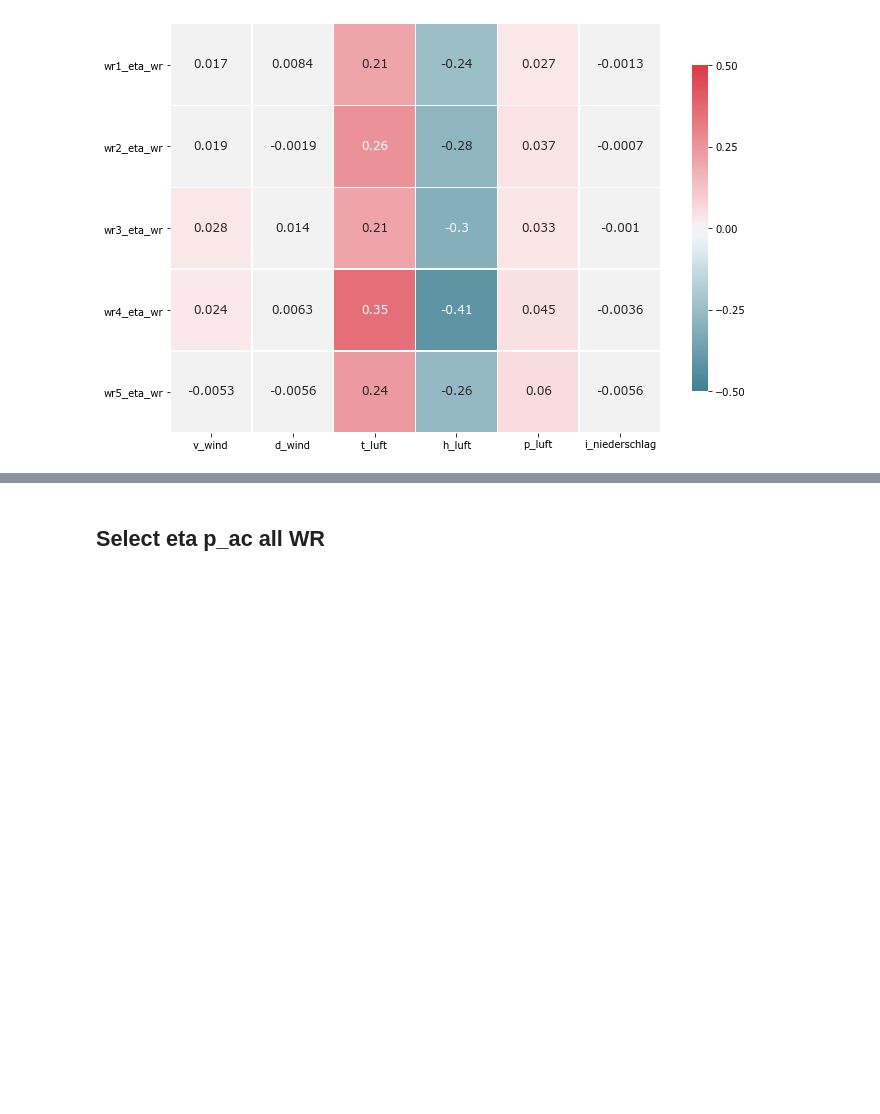
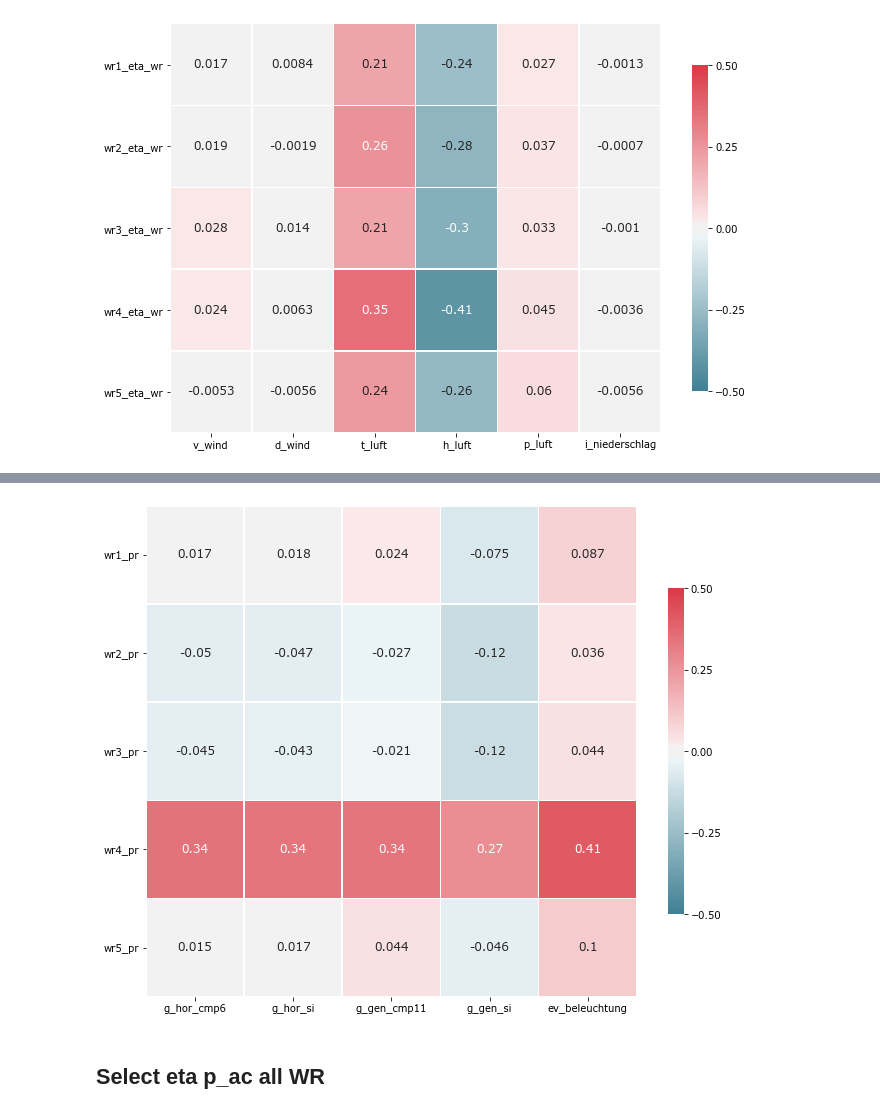
Before and after one commit to htw-pv3/weather-data, a Jupyter notebook: python/pv3_sonnja_db_wr.ipynb, the cells around one changed output, grey strips where cells are left out. Cells and saved outputs as stored; diff of their text form; code cells hidden in the pictures; blank space fills up the shorter version.

```diff
--- a/python/pv3_sonnja_db_wr.ipynb
+++ b/python/pv3_sonnja_db_wr.ipynb
@@ -219,0 +299,15 @@ heatmap.get_figure().savefig('heatmap.svg', bbox_inches='tight', dpi=300)
+# %%
+# Nur Rows, bei denen eta_wr nicht NaN oder <= 0 ist
+df_PRAllWr_NoNaN_NoNull = df_PRAllWr.dropna(subset=['wr1_pr', 'wr2_pr',
+                                                     'wr3_pr', 'wr4_pr',
+                                                     'wr5_pr'])
+df_PRAllWr_NoNaN_NoNull = df_PRAllWr_NoNaN_NoNull.loc[(df_PRAllWr_NoNaN_NoNull.wr1_pr > 0) &
+                                                        (df_PRAllWr_NoNaN_NoNull.wr2_pr > 0) &
+                                                        (df_PRAllWr_NoNaN_NoNull.wr3_pr > 0) &
+                                                        (df_PRAllWr_NoNaN_NoNull.wr4_pr > 0) &
+                                                        (df_PRAllWr_NoNaN_NoNull.wr5_pr > 0)]
+#df_etaAllWr_NoNaN_NoNull.head()
+# %%
+corr_matrix = df_PRAllWr_NoNaN_NoNull.corr()
+corr_matrix_clean = corr_matrix[:5].drop(corr_matrix.columns[:5], axis=1)
+corr_matrix_clean
@@ -219,0 +321,23 @@ heatmap.get_figure().savefig('heatmap.svg', bbox_inches='tight', dpi=300)
+# %%
+# Plot
+f, ax = plt.subplots(figsize=(11, 15))
+
+heatmap = sns.heatmap(corr_matrix_clean,
+#                      mask = mask,
+                      square = True,
+                      linewidths = .5,
+                      #cmap = 'coolwarm',
+                      cmap=sns.diverging_palette(220, 10, as_cmap=True),
+                      cbar_kws = {'shrink': .4,
+                                  'ticks' : [-.5, -.25, 0, 0.25, .5]},
+                      vmin = -0.5,
+                      vmax = 0.5,
+                      annot = True,
+                      annot_kws = {'size': 12})#add the column names as labels
+
+ax.set_yticklabels(corr_matrix_clean.index, rotation = 0)
+ax.set_xticklabels(corr_matrix_clean.columns)
+
+sns.set_style({'xtick.bottom': True}, {'ytick.left': True})
+# %% [output]
+[figure, added]
```
Also changed, not shown: parts of 13 cells of this notebook.
